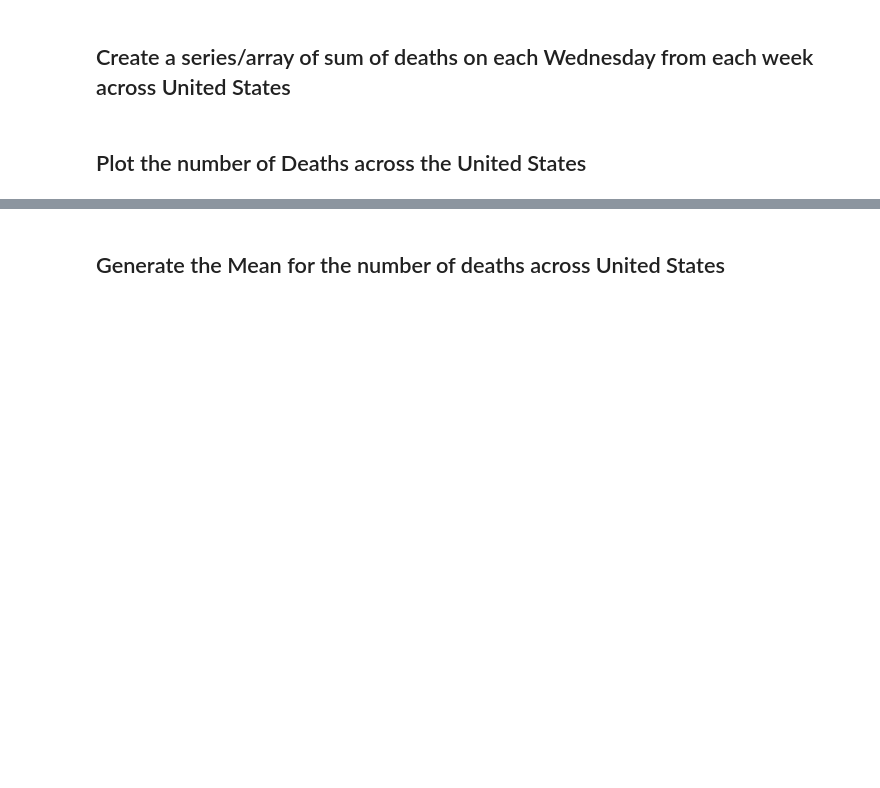
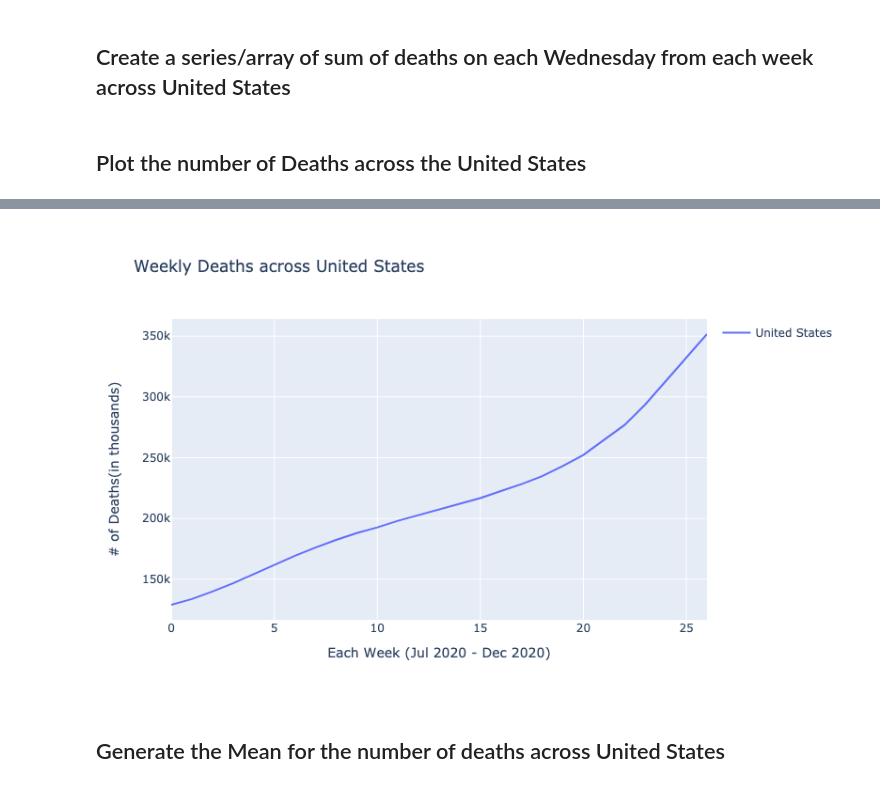
Before and after one commit to usman-z/CSC_405, a Jupyter notebook: Team/Stage 2/Stage_2.ipynb, the cells around one changed output, grey strips where cells are left out. Saved outputs shown, nothing was run; the diff lists cells and outputs as text; code cells hidden in the pictures; blank space fills up the shorter version.

```diff
--- a/Team/Stage 2/Stage_2.ipynb
+++ b/Team/Stage 2/Stage_2.ipynb
@@ -144,5 +144,6 @@ fig.update_layout(
     height=500
 )
 
-fig.show()
+fig.write_image("us_deaths.png")
+Image(filename="us_deaths.png")
 # %% [output]
@@ -150,3 +150,4 @@ fig.show()
+[figure, added]
 # %% [markdown]
 ## Generate the Mean for the number of deaths across United States
 # %%
```
Also changed, not shown: parts of 4 cells of this notebook.
